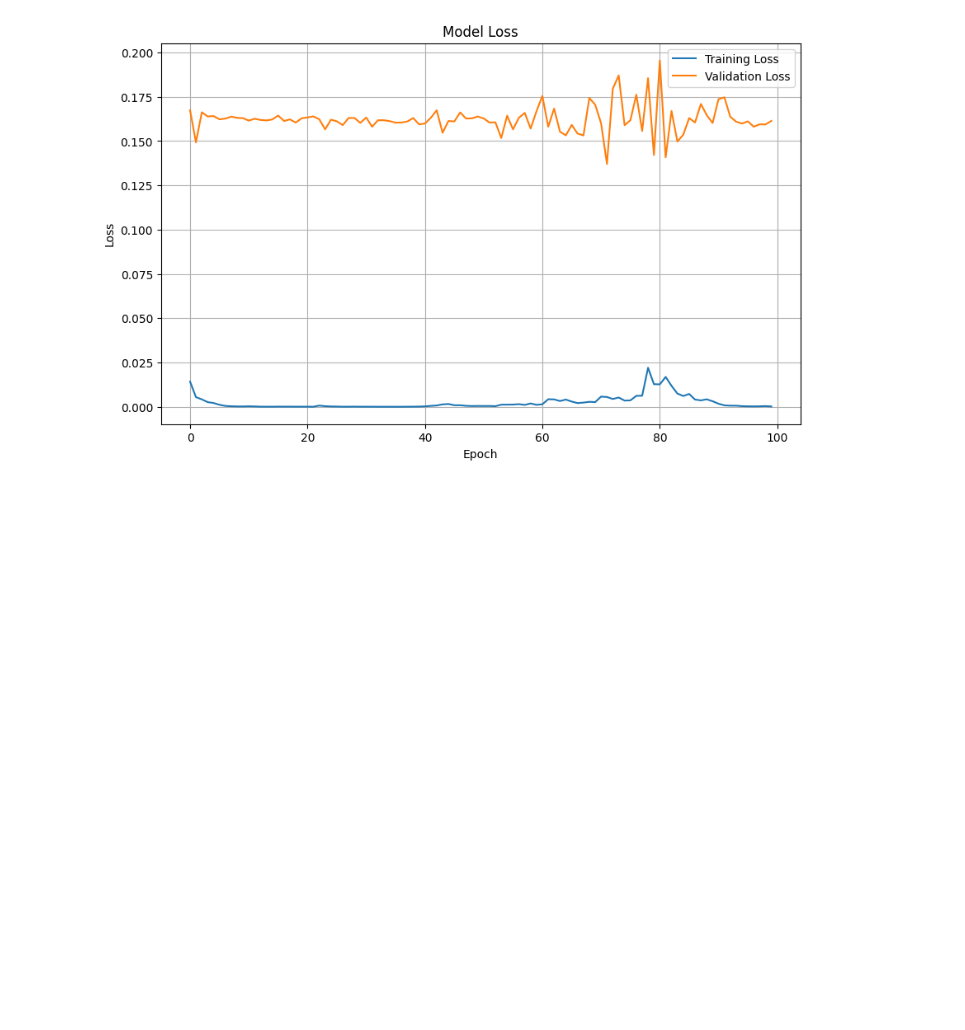
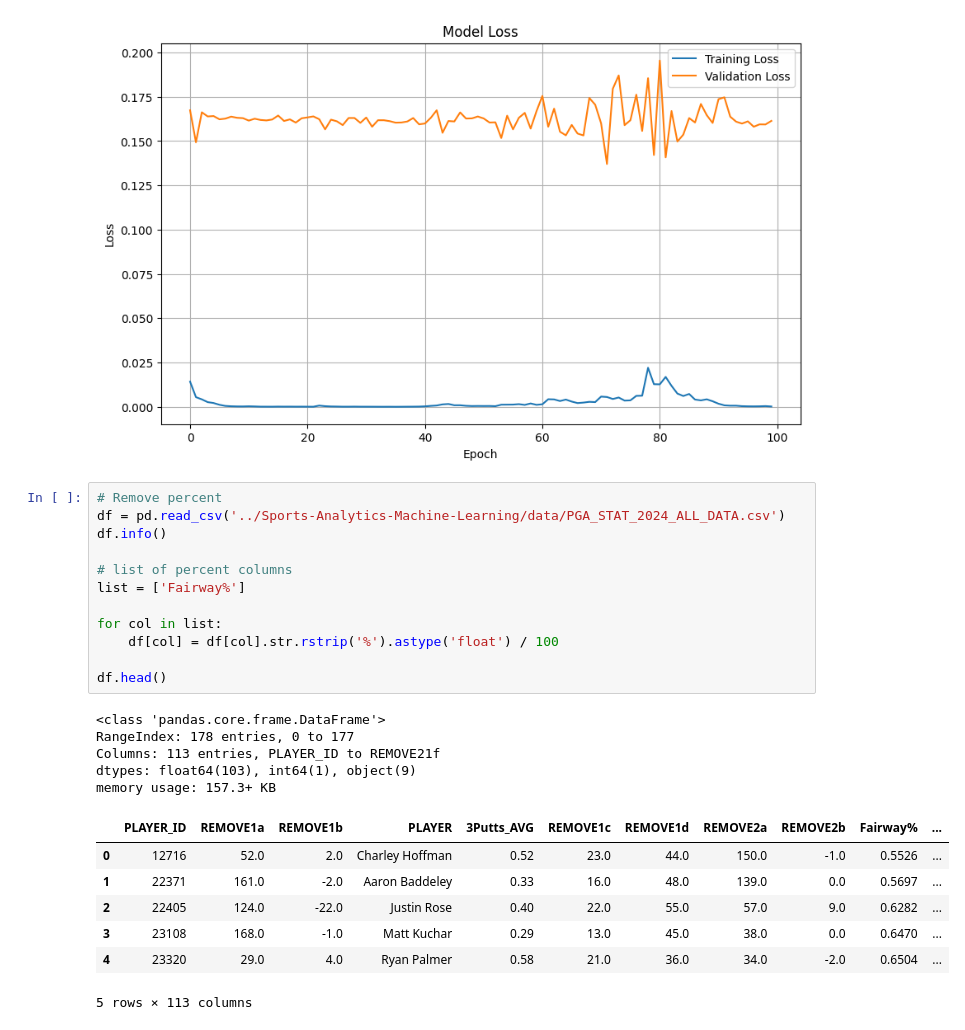
Before and after one commit to CMA-Projects/Machine-Learning-Sports-Analytics, a Jupyter notebook: PGA_Analysis.ipynb, the cells around one changed output. Saved outputs shown, nothing was run; the diff lists cells and outputs as text; blank space fills up the shorter version.

Commit message:
remoce percent

```diff
--- a/PGA_Analysis.ipynb
+++ b/PGA_Analysis.ipynb
@@ -520,3 +520,28 @@ plt.grid(True)
 plt.show()
 # %% [output]
 [figure]
+# %%
+# Remove percent
+df = pd.read_csv('../Sports-Analytics-Machine-Learning/data/PGA_STAT_2024_ALL_DATA.csv')
+df.info()
+
+# list of percent columns
+list = ['Fairway%']
+
+for col in list:
+    df[col] = df[col].str.rstrip('%').astype('float') / 100
+
+df.head()
+# %% [output]
+<class 'pandas.core.frame.DataFrame'>
+RangeIndex: 178 entries, 0 to 177
+Columns: 113 entries, PLAYER_ID to REMOVE21f
+dtypes: float64(103), int64(1), object(9)
+memory usage: 157.3+ KB
+|  | PLAYER_ID | REMOVE1a | REMOVE1b | PLAYER | 3Putts_AVG | REMOVE1c | REMOVE1d | REMOVE2a | REMOVE2b | Fairway% | ... |
+| 0 | 12716 | 52.0 | 2.0 | Charley Hoffman | 0.52 | 23.0 | 44.0 | 150.0 | -1.0 | 0.5526 | ... |
+| 1 | 22371 | 161.0 | -2.0 | Aaron Baddeley | 0.33 | 16.0 | 48.0 | 139.0 | 0.0 | 0.5697 | ... |
+| 2 | 22405 | 124.0 | -22.0 | Justin Rose | 0.40 | 22.0 | 55.0 | 57.0 | 9.0 | 0.6282 | ... |
+| 3 | 23108 | 168.0 | -1.0 | Matt Kuchar | 0.29 | 13.0 | 45.0 | 38.0 | 0.0 | 0.6470 | ... |
+| 4 | 23320 | 29.0 | 4.0 | Ryan Palmer | 0.58 | 21.0 | 36.0 | 34.0 | -2.0 | 0.6504 | ... |
+5 rows × 113 columns
```
